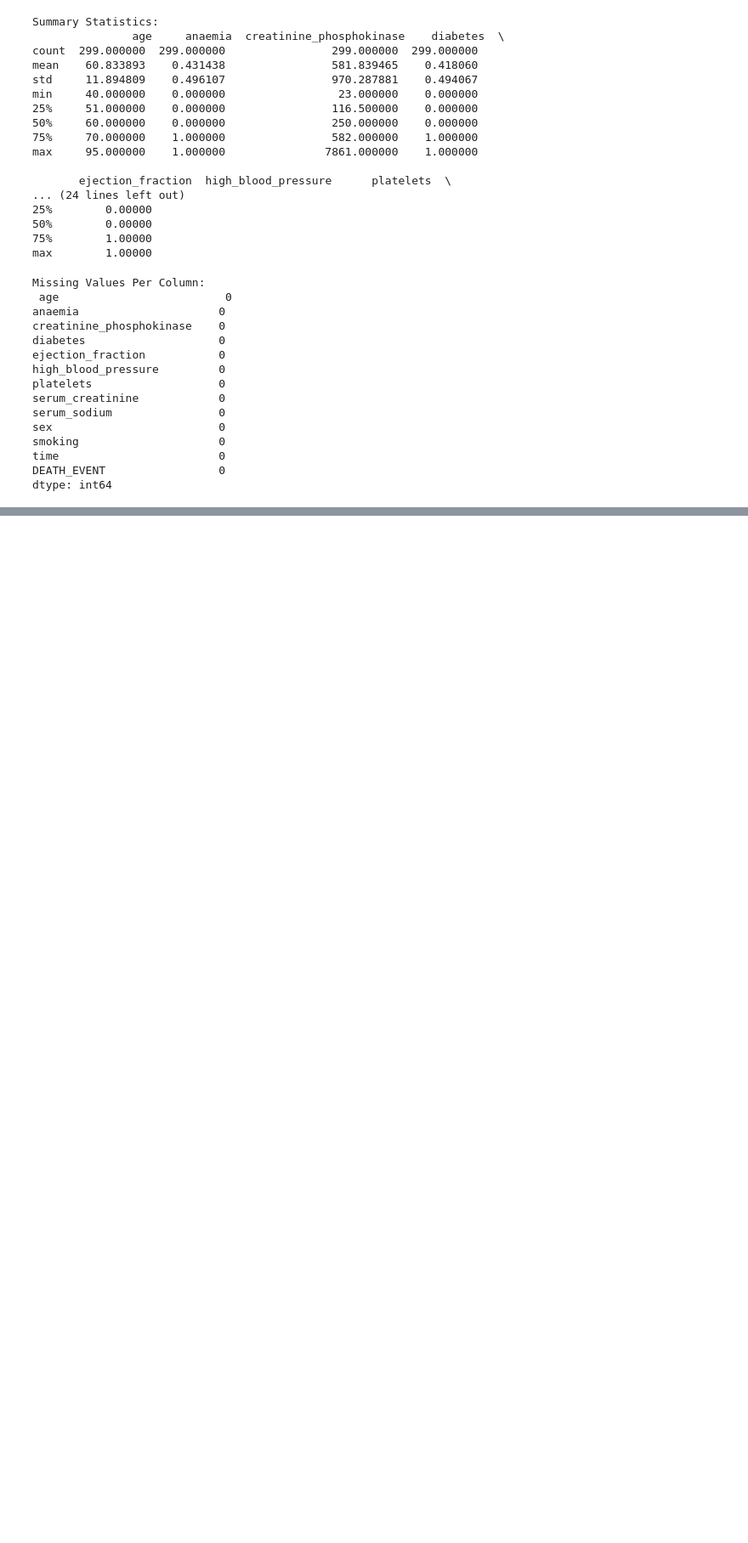
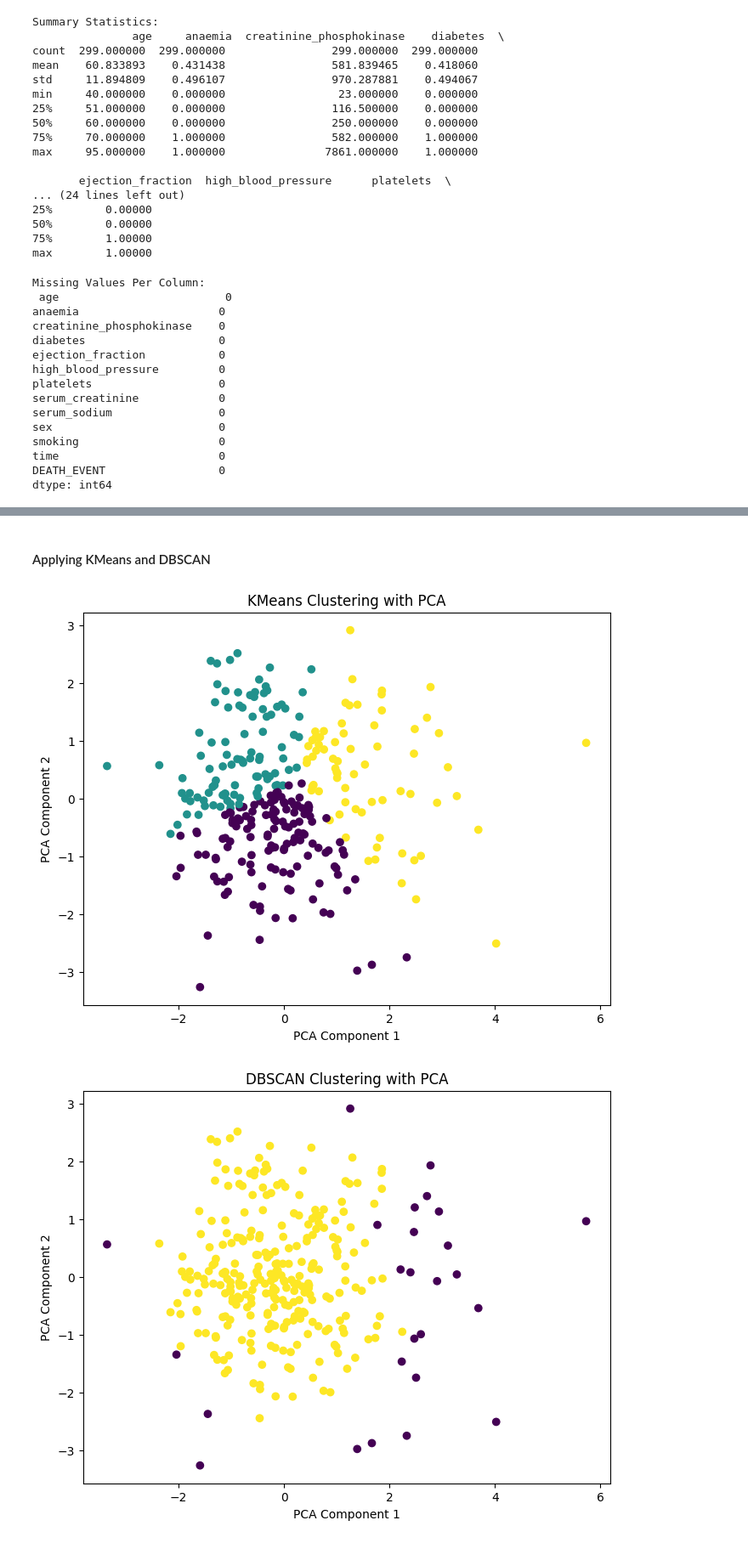
Before and after one commit to ahf-z/Heart-Failure-Analysis-and-Predictive-Modeling, a Jupyter notebook: presentation/data_Final.ipynb, the cells around one changed output, grey strips where cells are left out. Shown at 85% size. Saved outputs shown, nothing was run; the diff lists cells and outputs as text; code cells hidden in the pictures; blank space fills up the shorter version.

```diff
--- a/presentation/data_Final.ipynb
+++ b/presentation/data_Final.ipynb
@@ -194,0 +156,7 @@ We evaluate multiple regression models (Linear, Lasso, Ridge, ElasticNet) on dif
+# %%
+# Adding a Total column which is the sum of the numeric columns
+data['Total'] = data[numeric_cols].sum(axis=1, skipna=True)
+
+# Display dataset with the new Total column
+print("\nDataset with Total Column:")
+data.head()
@@ -194,0 +219,41 @@ We evaluate multiple regression models (Linear, Lasso, Ridge, ElasticNet) on dif
+# %%
+# Features for clustering
+features = data[['age', 'creatinine_phosphokinase', 'ejection_fraction',
+                 'platelets', 'serum_creatinine', 'serum_sodium', 'time']]
+
+# Standardizing the features
+scaler = StandardScaler()
+scaled_features = scaler.fit_transform(features)
+
+# Dimensionality reduction with PCA
+pca = PCA(n_components=2)
+pca_features = pca.fit_transform(scaled_features)
+# %% [markdown]
+#### Applying KMeans and DBSCAN
+# %%
+# KMeans Clustering
+kmeans = KMeans(n_clusters=3, random_state=42)
+kmeans_labels = kmeans.fit_predict(pca_features)
+
+# DBSCAN Clustering
+dbscan = DBSCAN(eps=0.5, min_samples=5)
+dbscan_labels = dbscan.fit_predict(pca_features)
+
+# Visualization for KMeans
+plt.figure(figsize=(8, 6))
+plt.scatter(pca_features[:, 0], pca_features[:, 1], c=kmeans_labels, cmap='viridis')
+plt.title("KMeans Clustering with PCA")
+plt.xlabel('PCA Component 1')
+plt.ylabel('PCA Component 2')
+plt.show()
+
+# Visualization for DBSCAN
+plt.figure(figsize=(8, 6))
+plt.scatter(pca_features[:, 0], pca_features[:, 1], c=dbscan_labels, cmap='viridis')
+plt.title("DBSCAN Clustering with PCA")
+plt.xlabel('PCA Component 1')
+plt.ylabel('PCA Component 2')
+plt.show()
+# %% [output]
+[figure, added]
+[figure, added]
```
Also changed, not shown: parts of 42 cells of this notebook, 3 other files.
